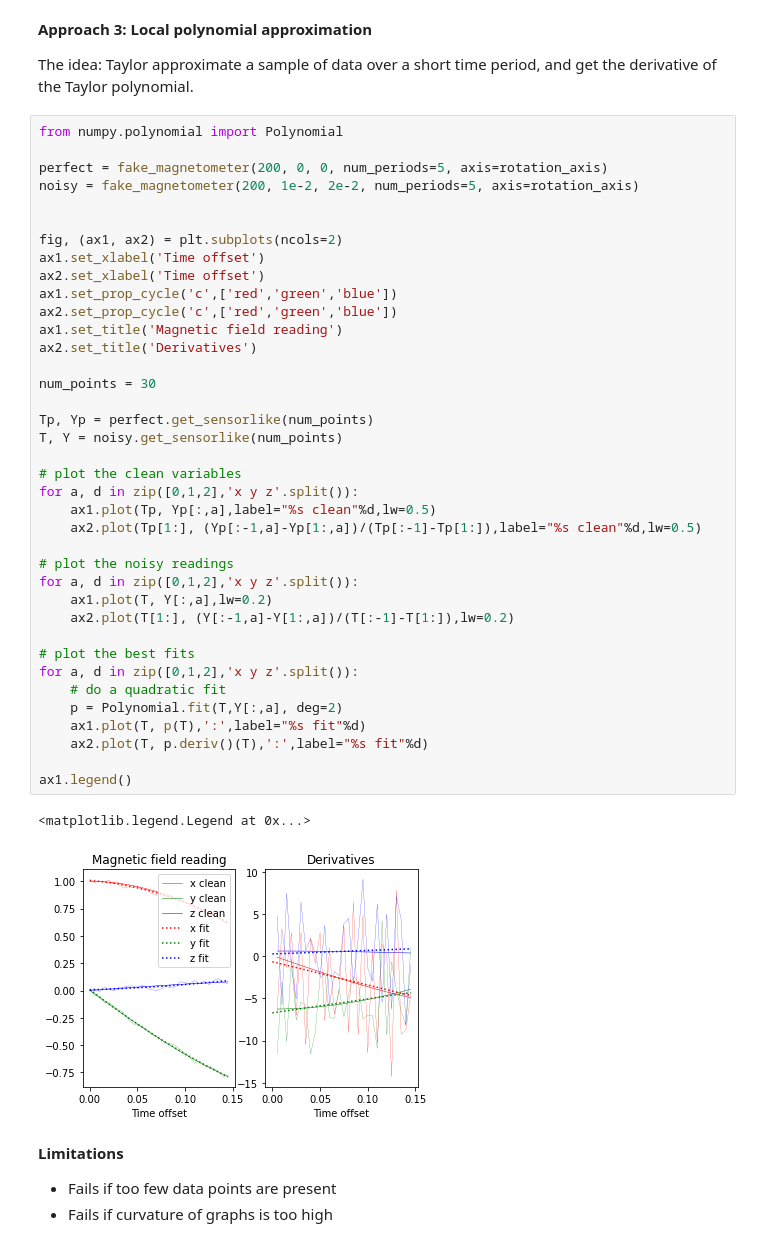
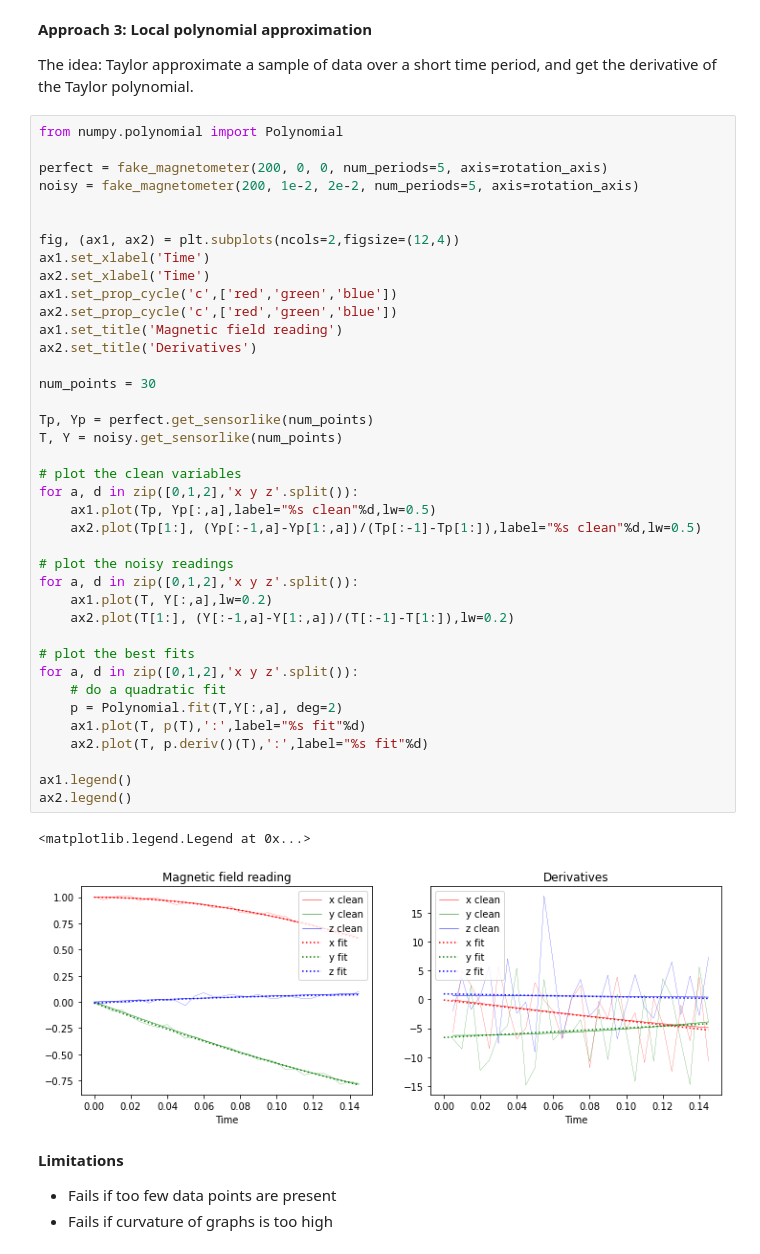
Before and after one commit to MelbourneSpaceProgram/ADCS_test_ESP, a Jupyter notebook: scripts/Cubic Filter.ipynb, the cells around one changed output. Cells and saved outputs as stored; diff of their text form.

```diff
--- a/scripts/Cubic Filter.ipynb
+++ b/scripts/Cubic Filter.ipynb
@@ -267,40 +267,41 @@ perfect = fake_magnetometer(200, 0, 0, num_periods=5, axis=rotation_axis)
 noisy = fake_magnetometer(200, 1e-2, 2e-2, num_periods=5, axis=rotation_axis)
 
 
-fig, (ax1, ax2) = plt.subplots(ncols=2)
-ax1.set_xlabel('Time offset')
-ax2.set_xlabel('Time offset')
+fig, (ax1, ax2) = plt.subplots(ncols=2,figsize=(12,4))
+ax1.set_xlabel('Time')
+ax2.set_xlabel('Time')
 ax1.set_prop_cycle('c',['red','green','blue'])
 ax2.set_prop_cycle('c',['red','green','blue'])
 ax1.set_title('Magnetic field reading')
 ax2.set_title('Derivatives')
 
 num_points = 30
 
 Tp, Yp = perfect.get_sensorlike(num_points)
 T, Y = noisy.get_sensorlike(num_points)
 
 # plot the clean variables
 for a, d in zip([0,1,2],'x y z'.split()):
     ax1.plot(Tp, Yp[:,a],label="%s clean"%d,lw=0.5)
     ax2.plot(Tp[1:], (Yp[:-1,a]-Yp[1:,a])/(Tp[:-1]-Tp[1:]),label="%s clean"%d,lw=0.5)
 
 # plot the noisy readings
 for a, d in zip([0,1,2],'x y z'.split()):
     ax1.plot(T, Y[:,a],lw=0.2)
     ax2.plot(T[1:], (Y[:-1,a]-Y[1:,a])/(T[:-1]-T[1:]),lw=0.2)
 
 # plot the best fits
 for a, d in zip([0,1,2],'x y z'.split()):
     # do a quadratic fit
     p = Polynomial.fit(T,Y[:,a], deg=2)
     ax1.plot(T, p(T),':',label="%s fit"%d)
     ax2.plot(T, p.deriv()(T),':',label="%s fit"%d)
 
 ax1.legend()
+ax2.legend()
 # %% [output]
 <matplotlib.legend.Legend at 0x...>
-[figure, old version]
+[figure, new version]
 # %% [markdown]
 **Limitations**
 - Fails if too few data  points are present
```
Also changed, not shown: 1 other file.
